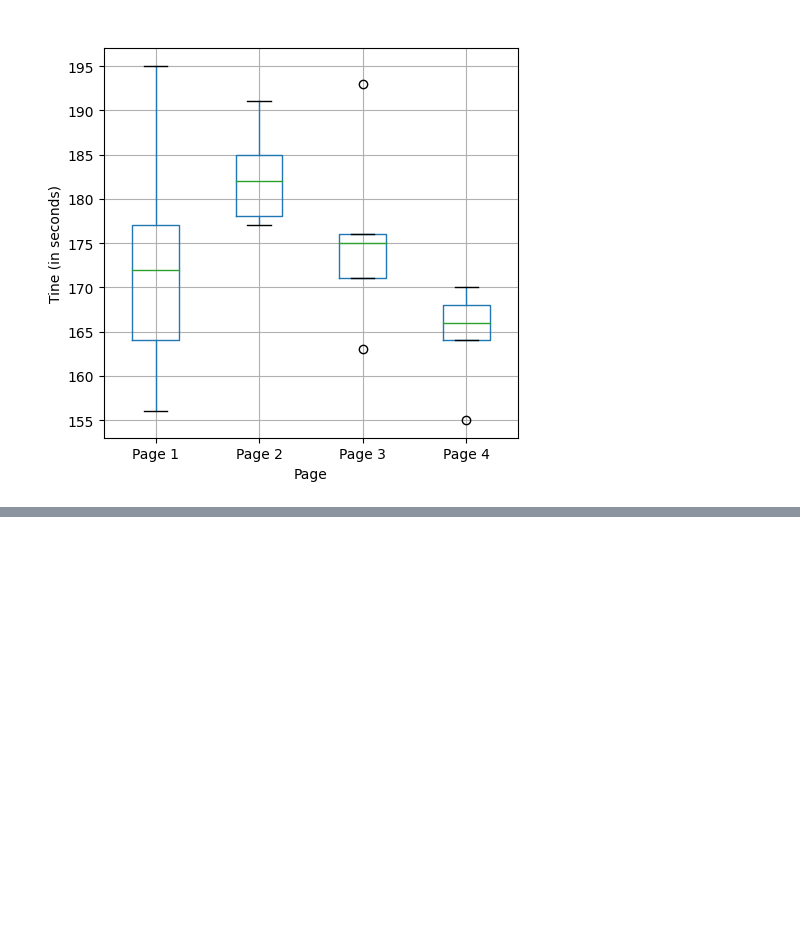
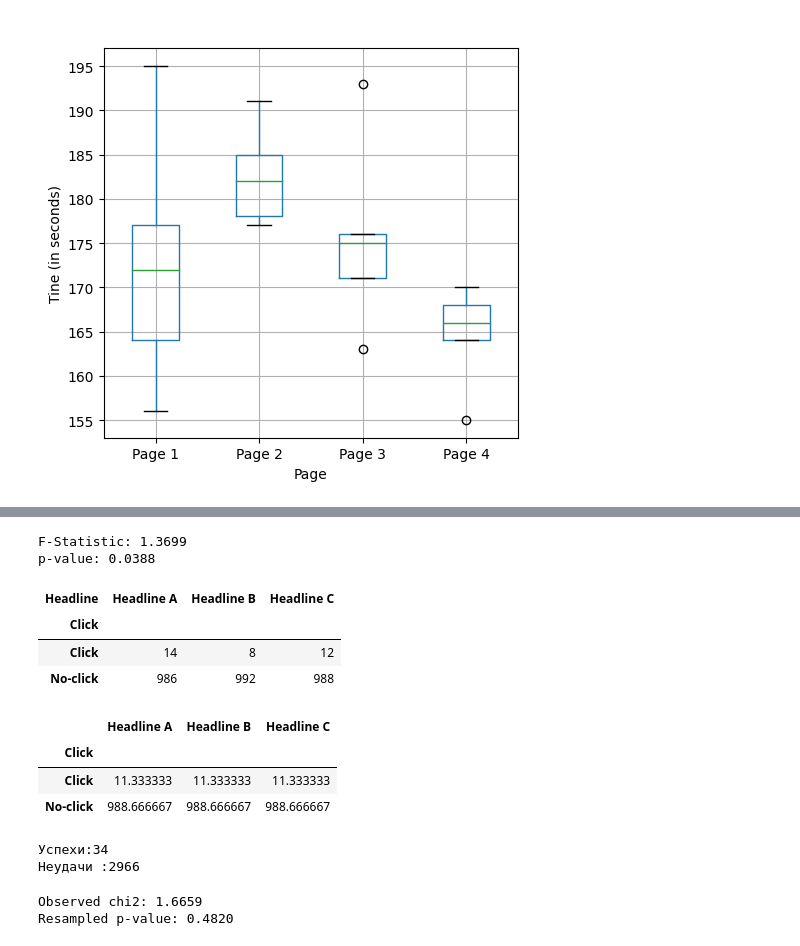
Before and after one commit to HiporeZ/work, a Jupyter notebook: mywork/chapter3.ipynb, the cells around one changed output, grey strips where cells are left out. Cells and saved outputs as stored; diff of their text form; code cells hidden in the pictures; blank space fills up the shorter version.

```diff
--- a/mywork/chapter3.ipynb
+++ b/mywork/chapter3.ipynb
@@ -165,0 +198,75 @@ Variance:  55.426666666666655
+# %%
+res = stats.f_oneway(four_sessions[four_sessions.Page == 'Page 1'].Time,
+                     four_sessions[four_sessions.Page == 'Page 2'].Time,
+                     four_sessions[four_sessions.Page == 'Page 3'].Time,
+                     four_sessions[four_sessions.Page == 'Page 4'].Time)
+print(f'F-Statistic: {res.statistic / 2:.4f}')
+print(f'p-value: {res.pvalue / 2:.4f}')
+# %% [output]
+F-Statistic: 1.3699
+p-value: 0.0388
+# %%
+# Table 3-4
+click_rate = pd.read_csv(CLICK_RATE_CSV)
+clicks = click_rate.pivot(index='Click', columns='Headline', values='Rate')
+clicks.head()
+# %% [output]
+| Headline | Headline A | Headline B | Headline C |
+| Click |  |  |  |
+| Click | 14 | 8 | 12 |
+| No-click | 986 | 992 | 988 |
+# %%
+row_average = clicks.mean(axis=1)
+pd.DataFrame({
+    'Headline A': row_average,
+    'Headline B': row_average,
+    'Headline C': row_average,
+})
+# %% [output]
+|  | Headline A | Headline B | Headline C |
+| Click |  |  |  |
+| Click | 11.333333 | 11.333333 | 11.333333 |
+| No-click | 988.666667 | 988.666667 | 988.666667 |
+# %%
+sum_row = clicks.sum(axis=1)
+print(f"Успехи:{sum_row[0]}\nНеудачи :{sum_row[1]}")
+# %% [output]
+Успехи:34
+Неудачи :2966
+# %%
+#Готовим коробку с 1 и 0 для перетасовки
+
+box = [1]*sum_row[0]
+box.extend([0]*sum_row[1])
+random.shuffle(box)
+
+def chi2(observed, expected):
+    pearson_residuals = []
+    for row, expect in zip(observed, expected):
+        pearson_residuals.append([(observe - expect) ** 2 / expect
+                                  for observe in row])
+    # возращает сумму остатков пирсона по всей матрице
+    return np.sum(pearson_residuals)
+
+expected_clicks = 34 / 3
+expected_noclicks = 1000 - expected_clicks
+expected = [34 / 3, 1000 - 34 / 3]
+chi2observed = chi2(clicks.values, expected)
+
+def perm_fun(box):
+    #сгенирировали рандомную матрицу схожую по средним вероятностям на нашу
+    sample_clicks = [sum(random.sample(box, 1000)),
+                     sum(random.sample(box, 1000)),
+                     sum(random.sample(box, 1000))]
+    sample_nonclicks = [1000-n for n in sample_clicks]
+    #посчитали хи2 для случайной выборки
+    return chi2([sample_clicks, sample_nonclicks], expected)
+
+perm_chi2 = [perm_fun(box) for _ in range(2000)]
+
+resampled_p_value = sum(perm_chi2 > chi2observed)/len(perm_chi2)
+print(f'Observed chi2: {chi2observed:.4f}')
+print(f'Resampled p-value: {resampled_p_value:.4f}')
+# %% [output]
+Observed chi2: 1.6659
+Resampled p-value: 0.4820
```
Also changed, not shown: parts of 8 cells of this notebook, 36 other files.
